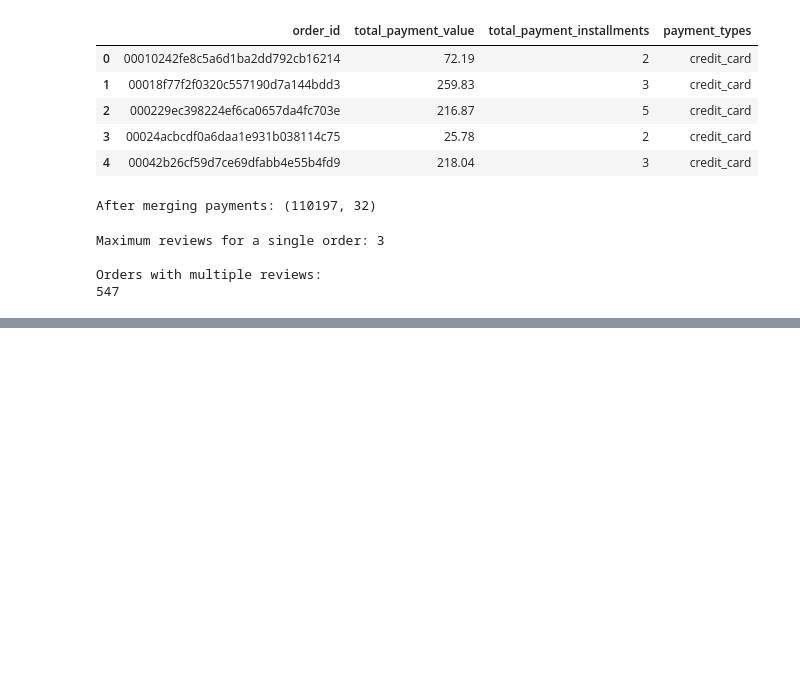
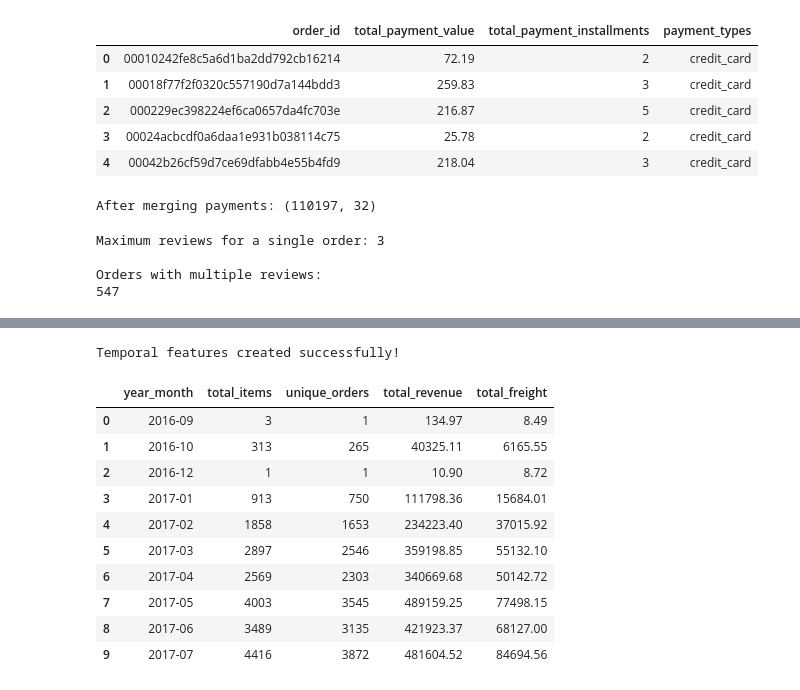
Before and after one commit to abhisarthak/AI-Driven-Circular-Supply-Chain-Optimization, a Jupyter notebook: notebooks/02_data_preprocessing.ipynb, the cells around one changed output, grey strips where cells are left out. Cells and saved outputs as stored; diff of their text form; code cells hidden in the pictures; blank space fills up the shorter version.

```diff
--- a/notebooks/02_data_preprocessing.ipynb
+++ b/notebooks/02_data_preprocessing.ipynb
@@ -496,0 +662,9 @@ Orders with multiple reviews:
+# %%
+master_df["delivery_delay_days"] = (
+    master_df["order_delivered_customer_date"]
+    - master_df["order_estimated_delivery_date"]
+).dt.total_seconds() / 86400
+# %%
+master_df["is_late_delivery"] = (
+    master_df["delivery_delay_days"] > 0
+).astype(int)
@@ -496,0 +708,61 @@ Orders with multiple reviews:
+# %%
+# Purchase date features
+
+master_df["purchase_date"] = master_df[
+    "order_purchase_timestamp"
+].dt.date
+
+master_df["purchase_year"] = master_df[
+    "order_purchase_timestamp"
+].dt.year
+
+master_df["purchase_month"] = master_df[
+    "order_purchase_timestamp"
+].dt.month
+
+master_df["purchase_quarter"] = master_df[
+    "order_purchase_timestamp"
+].dt.quarter
+
+master_df["purchase_weekday"] = master_df[
+    "order_purchase_timestamp"
+].dt.day_name()
+
+master_df["purchase_hour"] = master_df[
+    "order_purchase_timestamp"
+].dt.hour
+
+# Year-month variable for aggregation
+master_df["year_month"] = master_df[
+    "order_purchase_timestamp"
+].dt.to_period("M").astype(str)
+
+print("Temporal features created successfully!")
+# %% [output]
+Temporal features created successfully!
+# %%
+monthly_demand = (
+    master_df
+    .groupby("year_month")
+    .agg(
+        total_items=("order_item_id", "count"),
+        unique_orders=("order_id", "nunique"),
+        total_revenue=("price", "sum"),
+        total_freight=("freight_value", "sum")
+    )
+    .reset_index()
+)
+
+monthly_demand.head(10)
+# %% [output]
+|  | year_month | total_items | unique_orders | total_revenue | total_freight |
+| 0 | 2016-09 | 3 | 1 | 134.97 | 8.49 |
+| 1 | 2016-10 | 313 | 265 | 40325.11 | 6165.55 |
+| 2 | 2016-12 | 1 | 1 | 10.90 | 8.72 |
+| 3 | 2017-01 | 913 | 750 | 111798.36 | 15684.01 |
+| 4 | 2017-02 | 1858 | 1653 | 234223.40 | 37015.92 |
+| 5 | 2017-03 | 2897 | 2546 | 359198.85 | 55132.10 |
+| 6 | 2017-04 | 2569 | 2303 | 340669.68 | 50142.72 |
+| 7 | 2017-05 | 4003 | 3545 | 489159.25 | 77498.15 |
+| 8 | 2017-06 | 3489 | 3135 | 421923.37 | 68127.00 |
+| 9 | 2017-07 | 4416 | 3872 | 481604.52 | 84694.56 |
```
Also changed, not shown: parts of 22 cells of this notebook, 2 other files.
